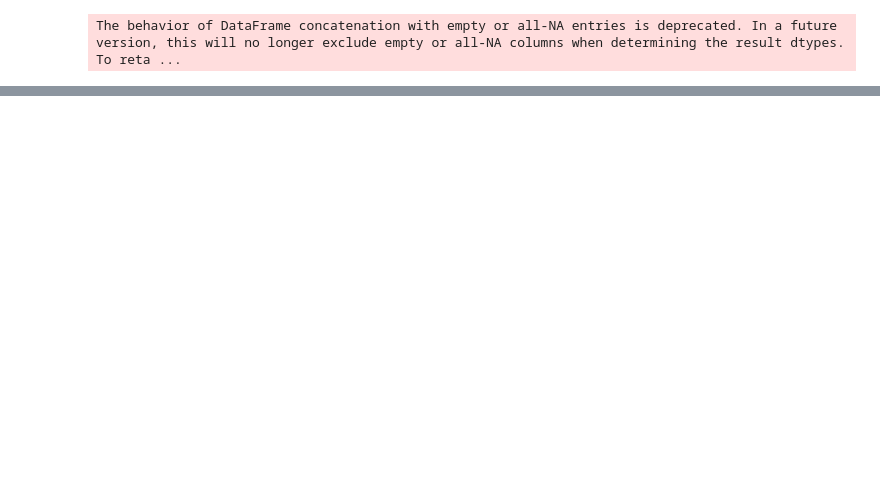
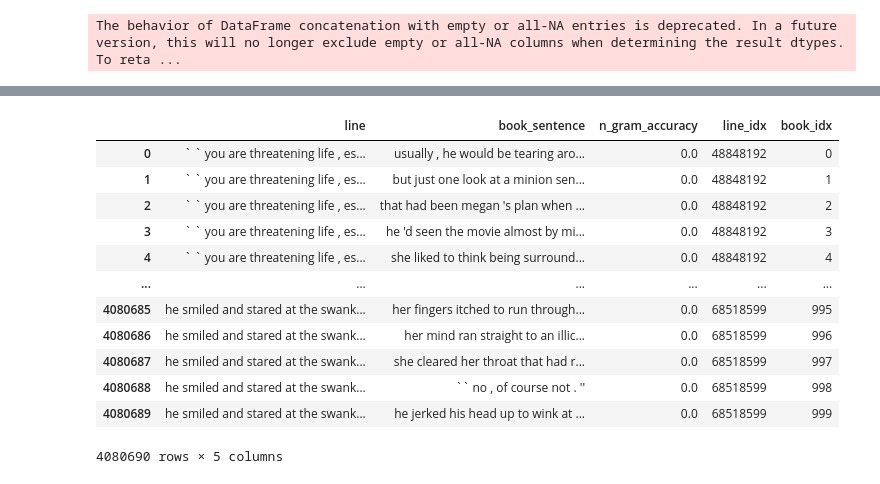
Before and after one commit to rufimelo99/ml_security, a Jupyter notebook: ml_security/ml_security/memorization/experiment.ipynb, the cells around one changed output, grey strips where cells are left out. Drawn from its saved outputs; the diff is of its cells as text; code cells hidden in the pictures; blank space fills up the shorter version.

```diff
--- a/ml_security/ml_security/memorization/experiment.ipynb
+++ b/ml_security/ml_security/memorization/experiment.ipynb
@@ -206,0 +456,35 @@ she asked as they sat down in a pair of empty seats .
+# %%
+# create a matrix to calculate the n_gram accuracy comparing the generated text with entries from the book corpus
+smaller_ds_book_corpus = ds_book_corpus['train'].select(list(range(1000)))
+
+output_file = file_path.replace(".txt", "") + "-results" + "-ngram" + ".json"
+import json
+
+for i, row in tqdm(df_filtered.iterrows(), total=len(df_filtered)):
+    for j, book_sentence in enumerate(smaller_ds_book_corpus):
+        n_gram_accuracy = calculate_3gram_accuracy(row['line'], book_sentence["text"])
+        with open(output_file, 'a') as f:
+            f.write(json.dumps({
+                "line": row['line'],
+                "book_sentence": book_sentence["text"],
+                "n_gram_accuracy": n_gram_accuracy,
+                "line_idx": row['idx'],
+                "book_idx": j
+            }) + "\n")
+# %%
+df_temp = pd.read_json(output_file, lines=True)
+df_temp.sort_values(by='n_gram_accuracy', ascending=False)
+# %% [output]
+|  | line | book_sentence | n_gram_accuracy | line_idx | book_idx |
+| 0 | ` ` you are threatening life , es... | usually , he would be tearing aro... | 0.0 | 48848192 | 0 |
+| 1 | ` ` you are threatening life , es... | but just one look at a minion sen... | 0.0 | 48848192 | 1 |
+| 2 | ` ` you are threatening life , es... | that had been megan 's plan when ... | 0.0 | 48848192 | 2 |
+| 3 | ` ` you are threatening life , es... | he 'd seen the movie almost by mi... | 0.0 | 48848192 | 3 |
+| 4 | ` ` you are threatening life , es... | she liked to think being surround... | 0.0 | 48848192 | 4 |
+| ... | ... | ... | ... | ... | ... |
+| 4080685 | he smiled and stared at the swank... | her fingers itched to run through... | 0.0 | 68518599 | 995 |
+| 4080686 | he smiled and stared at the swank... | her mind ran straight to an illic... | 0.0 | 68518599 | 996 |
+| 4080687 | he smiled and stared at the swank... | she cleared her throat that had r... | 0.0 | 68518599 | 997 |
+| 4080688 | he smiled and stared at the swank... | `` no , of course not . '' | 0.0 | 68518599 | 998 |
+| 4080689 | he smiled and stared at the swank... | he jerked his head up to wink at ... | 0.0 | 68518599 | 999 |
+4080690 rows × 5 columns
```
Also changed, not shown: parts of 10 cells of this notebook, 1 other file.
